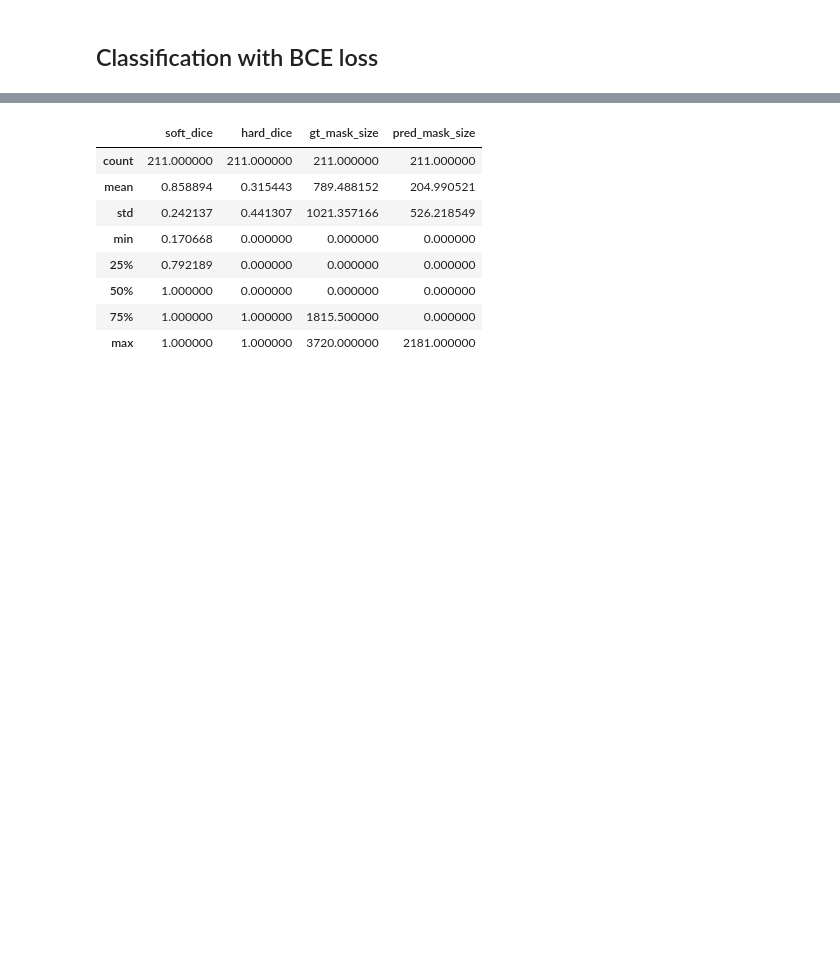
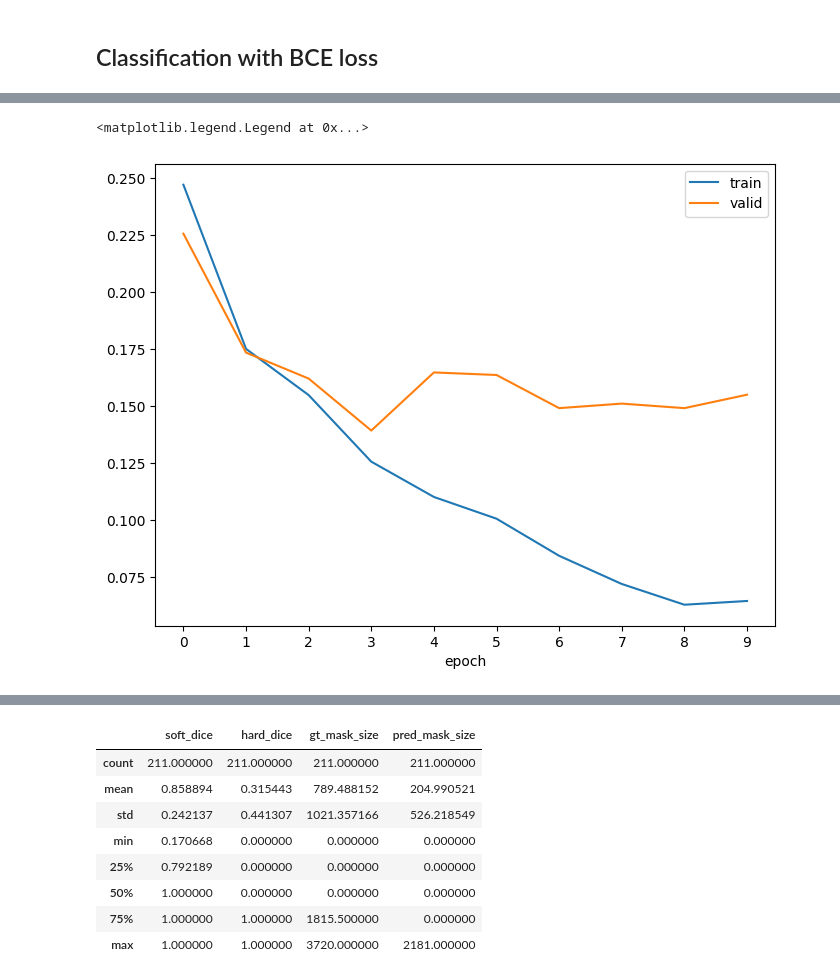
Before and after one commit to rnklee/ultrasound-nerve-segmentation, a Jupyter notebook: nerve_segmentation_practice_with_pytorch.ipynb, the cells around one changed output, grey strips where cells are left out. Saved outputs shown, nothing was run; the diff lists cells and outputs as text; code cells hidden in the pictures; blank space fills up the shorter version.

```diff
--- a/nerve_segmentation_practice_with_pytorch.ipynb
+++ b/nerve_segmentation_practice_with_pytorch.ipynb
@@ -1290,0 +1418,19 @@ Although the accuracy of the model isn't too bad, both precision and recall in v
+# %%
+model = ClassificationModel(conv_weights = ResNet34_Weights.DEFAULT)
+optim = torch.optim.Adam([dict(params=model.conv_model.parameters(), lr=1e-4),
+                          dict(params=model.classification_head.parameters(), lr=1e-3)])
+
+preprocess_fn = smp.encoders.get_preprocessing_fn('resnet34', 'imagenet')
+preprocess = albumentations.Compose([albumentations.Resize(height=256, width=256, interpolation=Image.BILINEAR),
+                                     albumentations.Lambda(image=preprocess_fn),
+                                     albumentations.Lambda(image=to_tensor)])
+
+config = load_classify_config()
+config['loss'] = BCELoss(weights=(1.1,1), modulate=2)
+config['epochs'] = 10
+#config['save_path'] = modelspath + 'class_resnet34.pth'
+
+class_BCE_log = classify_validate(model=model,
+                                      optim=optim,
+                                      preprocess=preprocess,
+                                      **config)
@@ -1290,0 +1457,11 @@ Although the accuracy of the model isn't too bad, both precision and recall in v
+# %%
+log = class_BCE_log
+
+fig, ax = plt.subplots(figsize=(8,6))
+xticks = range(log['epoch'].max()+1)
+for type, df in log.groupby('type'):
+    df.plot(x='epoch', y='bce', ax=ax, label=type, xticks=xticks);
+plt.legend()
+# %% [output]
+<matplotlib.legend.Legend at 0x...>
+[figure, added]
```
Also changed, not shown: parts of 37 cells of this notebook.
